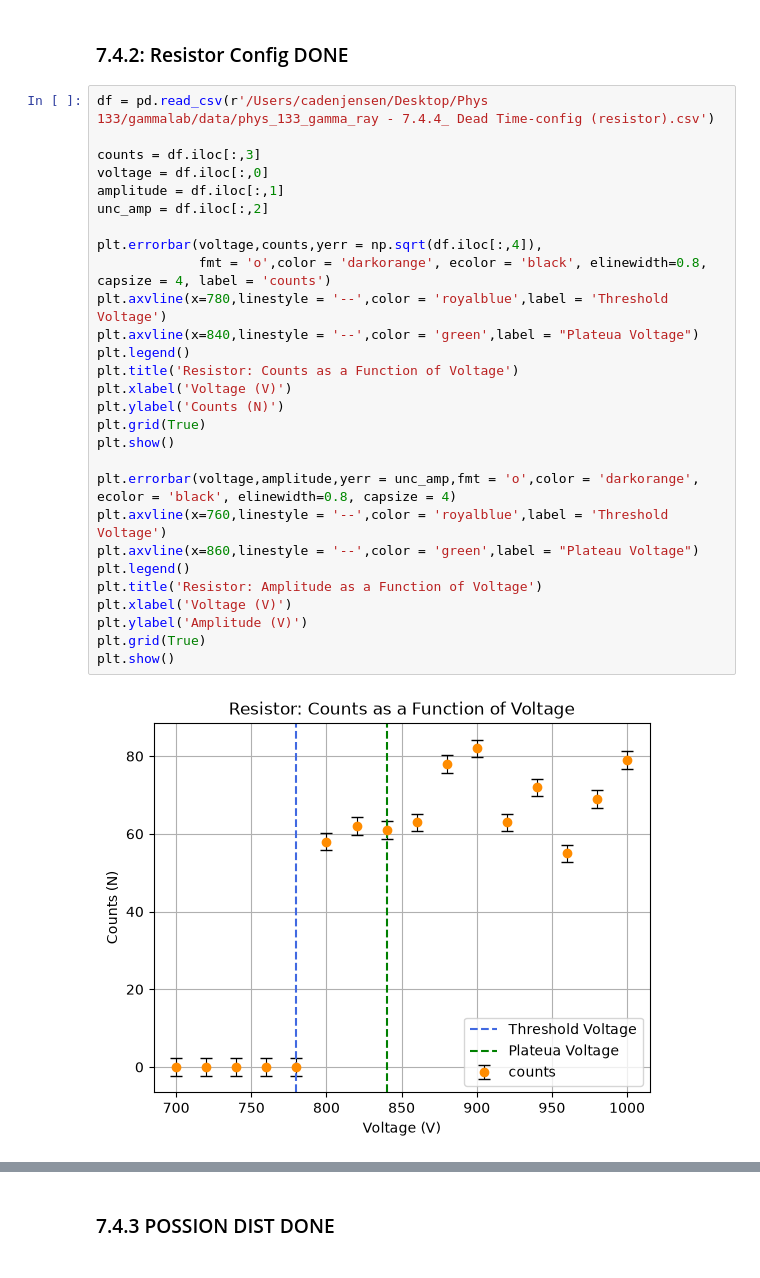
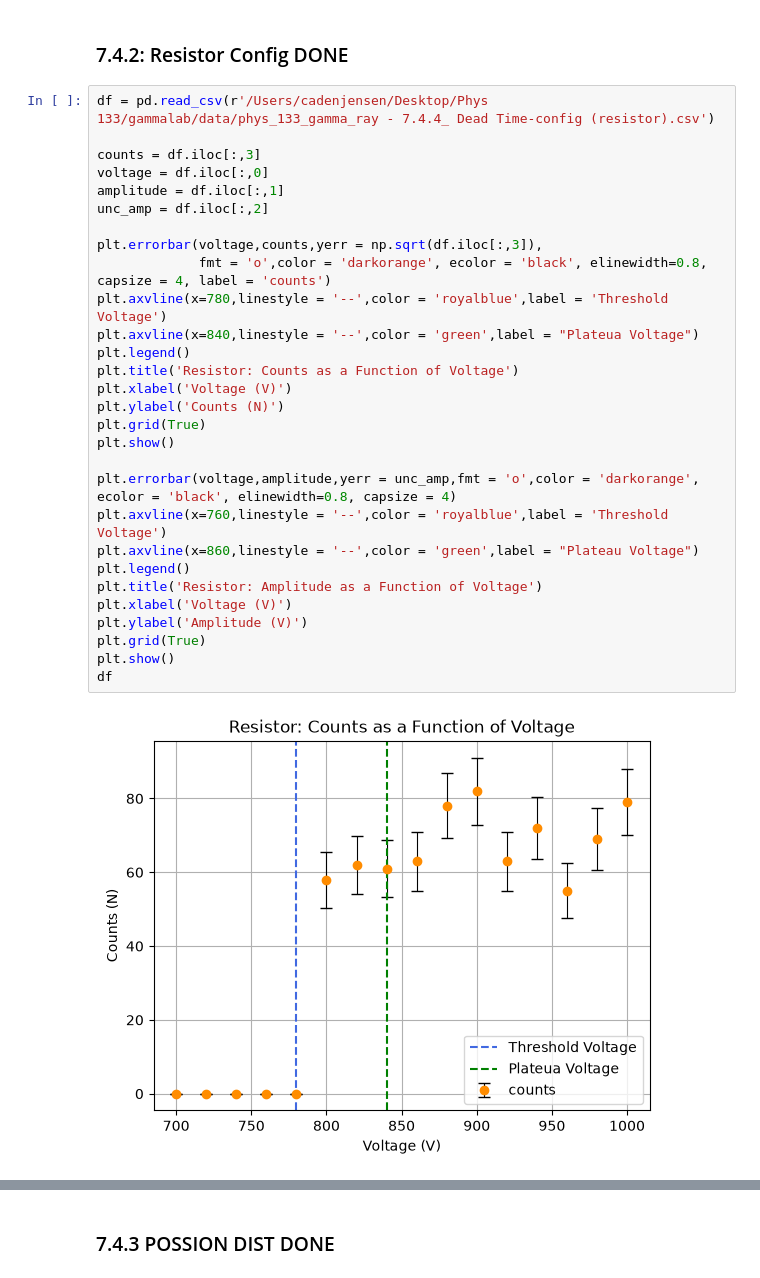
Before and after one commit to cawjense/Phys-133, a Jupyter notebook: gammalab/gamma.ipynb, the cells around one changed output, grey strips where cells are left out. Saved outputs shown, nothing was run; the diff lists cells and outputs as text.

```diff
--- a/gammalab/gamma.ipynb
+++ b/gammalab/gamma.ipynb
@@ -83,31 +101,32 @@ plt.show()
 # %%
 df = pd.read_csv(r'/Users/cadenjensen/Desktop/Phys 133/gammalab/data/phys_133_gamma_ray - 7.4.4_ Dead Time-config (resistor).csv')
 
 counts = df.iloc[:,3]
 voltage = df.iloc[:,0]
 amplitude = df.iloc[:,1]
 unc_amp = df.iloc[:,2]
 
-plt.errorbar(voltage,counts,yerr = np.sqrt(df.iloc[:,4]),
+plt.errorbar(voltage,counts,yerr = np.sqrt(df.iloc[:,3]),
              fmt = 'o',color = 'darkorange', ecolor = 'black', elinewidth=0.8, capsize = 4, label = 'counts')
 plt.axvline(x=780,linestyle = '--',color = 'royalblue',label = 'Threshold Voltage')
 plt.axvline(x=840,linestyle = '--',color = 'green',label = "Plateua Voltage")
 plt.legend()
 plt.title('Resistor: Counts as a Function of Voltage')
 plt.xlabel('Voltage (V)')
 plt.ylabel('Counts (N)')
 plt.grid(True)
 plt.show()
 
 plt.errorbar(voltage,amplitude,yerr = unc_amp,fmt = 'o',color = 'darkorange', ecolor = 'black', elinewidth=0.8, capsize = 4)
 plt.axvline(x=760,linestyle = '--',color = 'royalblue',label = 'Threshold Voltage')
 plt.axvline(x=860,linestyle = '--',color = 'green',label = "Plateau Voltage")
 plt.legend()
 plt.title('Resistor: Amplitude as a Function of Voltage')
 plt.xlabel('Voltage (V)')
 plt.ylabel('Amplitude (V)')
 plt.grid(True)
 plt.show()
+df
 # %% [output]
-[figure, old version]
+[figure, new version]
 [figure]
```
Also changed, not shown: parts of 2 cells of this notebook.
